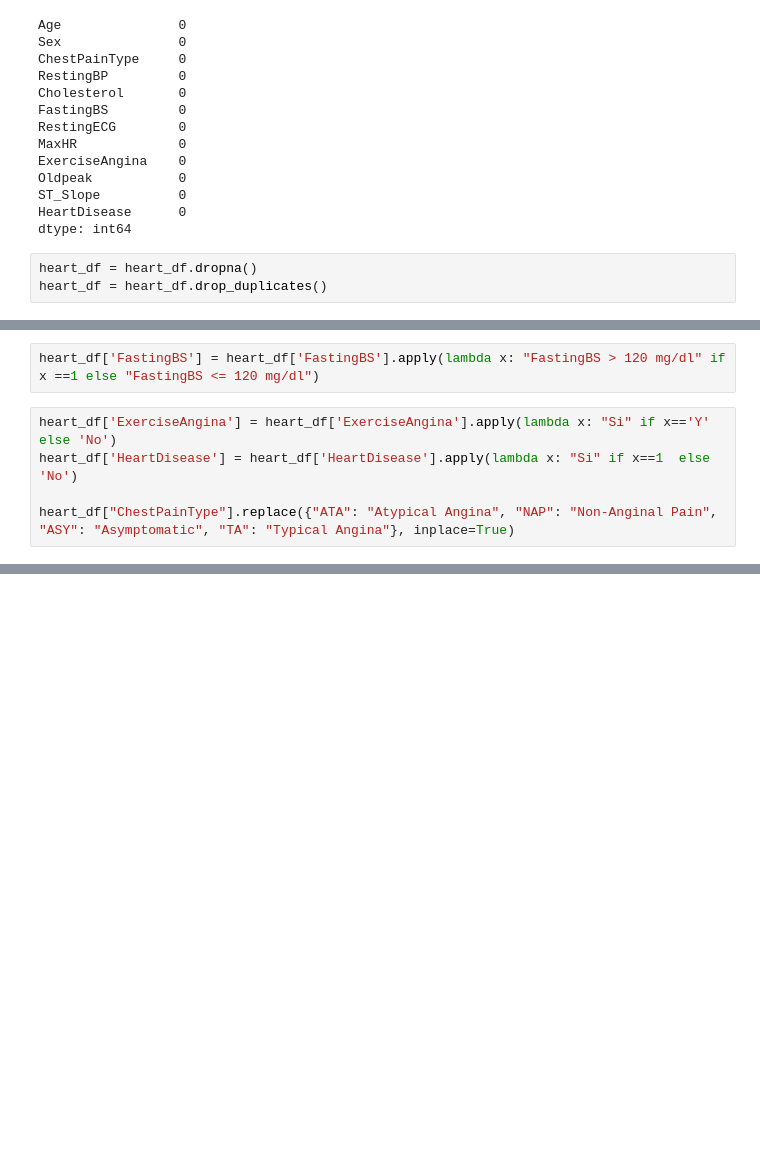
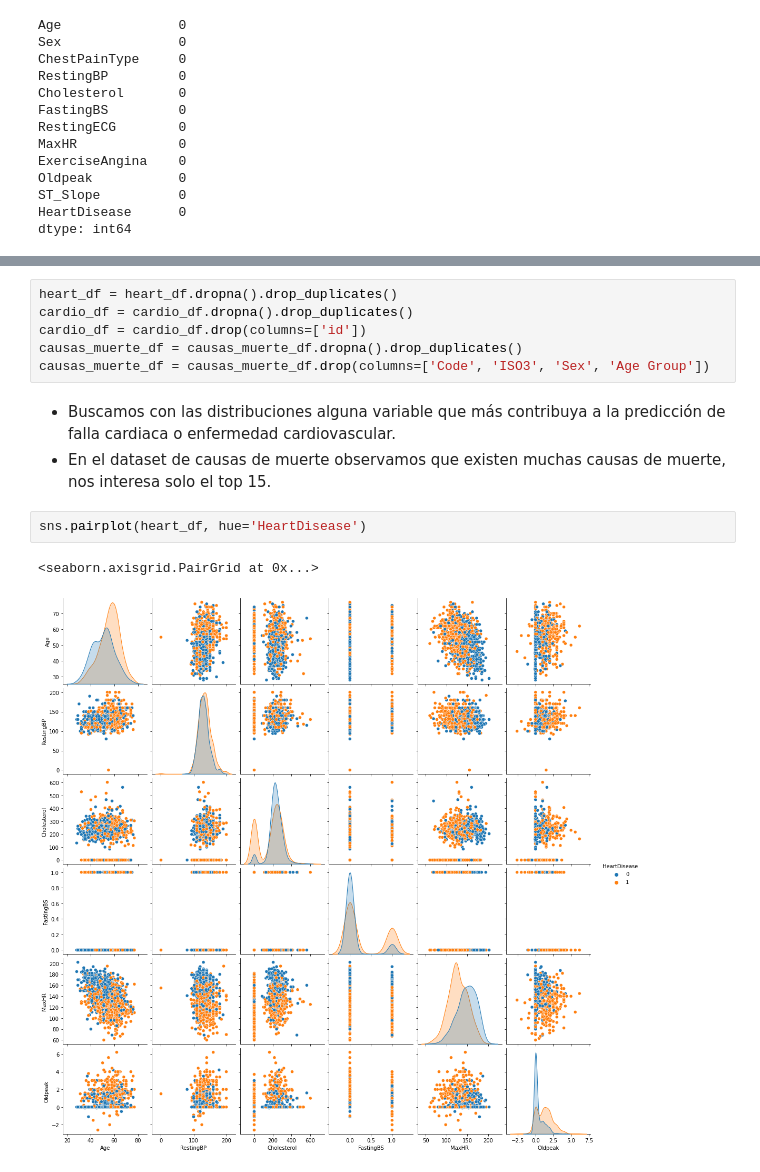
Before and after one commit to freddy120/heartfailure_vys, a Jupyter notebook: Proyecto_Final_VyS.ipynb, the cells around one changed output, grey strips where cells are left out. Drawn from its saved outputs; the diff is of its cells as text; blank space fills up the shorter version.

```diff
--- a/Proyecto_Final_VyS.ipynb
+++ b/Proyecto_Final_VyS.ipynb
@@ -116,6 +71,3 @@ Oldpeak           0
 ST_Slope          0
 HeartDisease      0
 dtype: int64
-# %%
-heart_df = heart_df.dropna()
-heart_df = heart_df.drop_duplicates()
@@ -137,7 +73,0 @@ heart_df['Sex'] = heart_df['Sex'].apply(lambda x: "Masculino" if x=='M' else 'Fe
-# %%
-heart_df['FastingBS'] = heart_df['FastingBS'].apply(lambda x: "FastingBS > 120 mg/dl" if x ==1 else "FastingBS <= 120 mg/dl")
-# %%
-heart_df['ExerciseAngina'] = heart_df['ExerciseAngina'].apply(lambda x: "Si" if x=='Y' else 'No')
-heart_df['HeartDisease'] = heart_df['HeartDisease'].apply(lambda x: "Si" if x==1  else 'No')
-
-heart_df["ChestPainType"].replace({"ATA": "Atypical Angina", "NAP": "Non-Anginal Pain", "ASY": "Asymptomatic", "TA": "Typical Angina"}, inplace=True)
@@ -152,0 +116,14 @@ heart_df.head()
+# %%
+heart_df = heart_df.dropna().drop_duplicates()
+cardio_df = cardio_df.dropna().drop_duplicates()
+cardio_df = cardio_df.drop(columns=['id'])
+causas_muerte_df = causas_muerte_df.dropna().drop_duplicates()
+causas_muerte_df = causas_muerte_df.drop(columns=['Code', 'ISO3', 'Sex', 'Age Group'])
+# %% [markdown]
+* Buscamos con las distribuciones alguna variable que más contribuya a la predicción de falla cardiaca o enfermedad cardiovascular.
+* En el dataset de causas de muerte observamos que existen muchas causas de muerte, nos interesa solo el top 15.
+# %%
+sns.pairplot(heart_df, hue='HeartDisease')
+# %% [output]
+<seaborn.axisgrid.PairGrid at 0x...>
+[figure, added]
```
Also changed, not shown: parts of 32 cells of this notebook.
